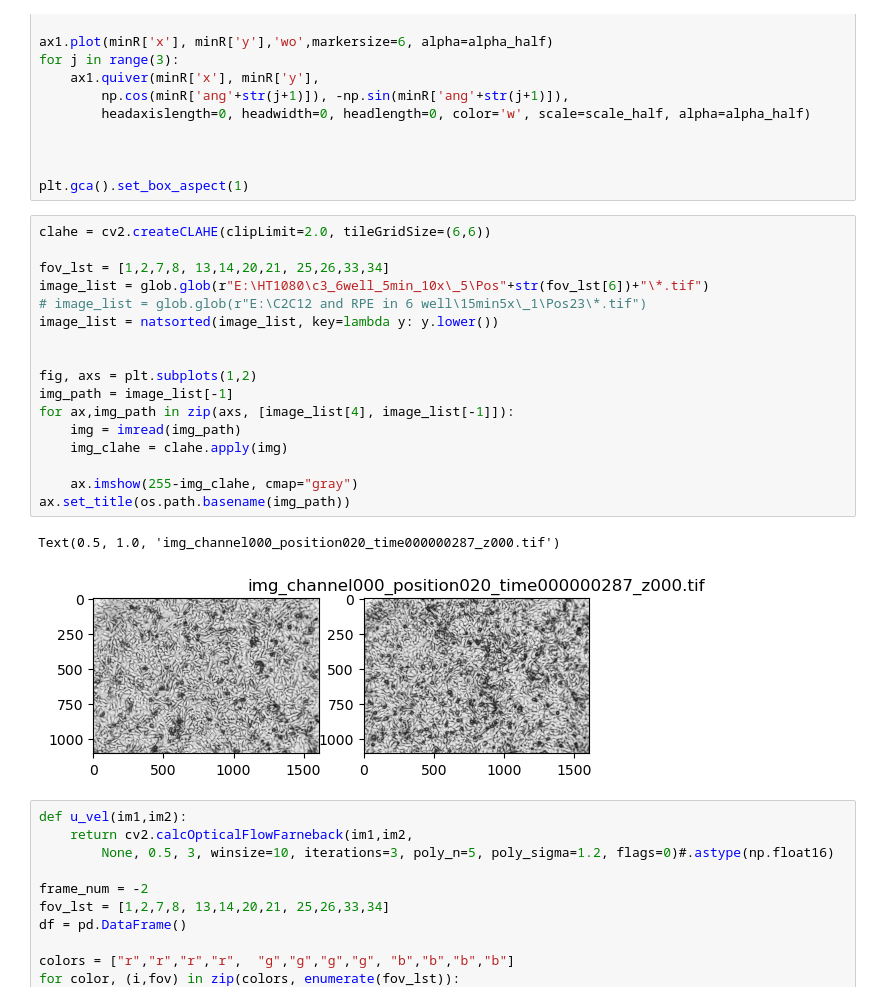
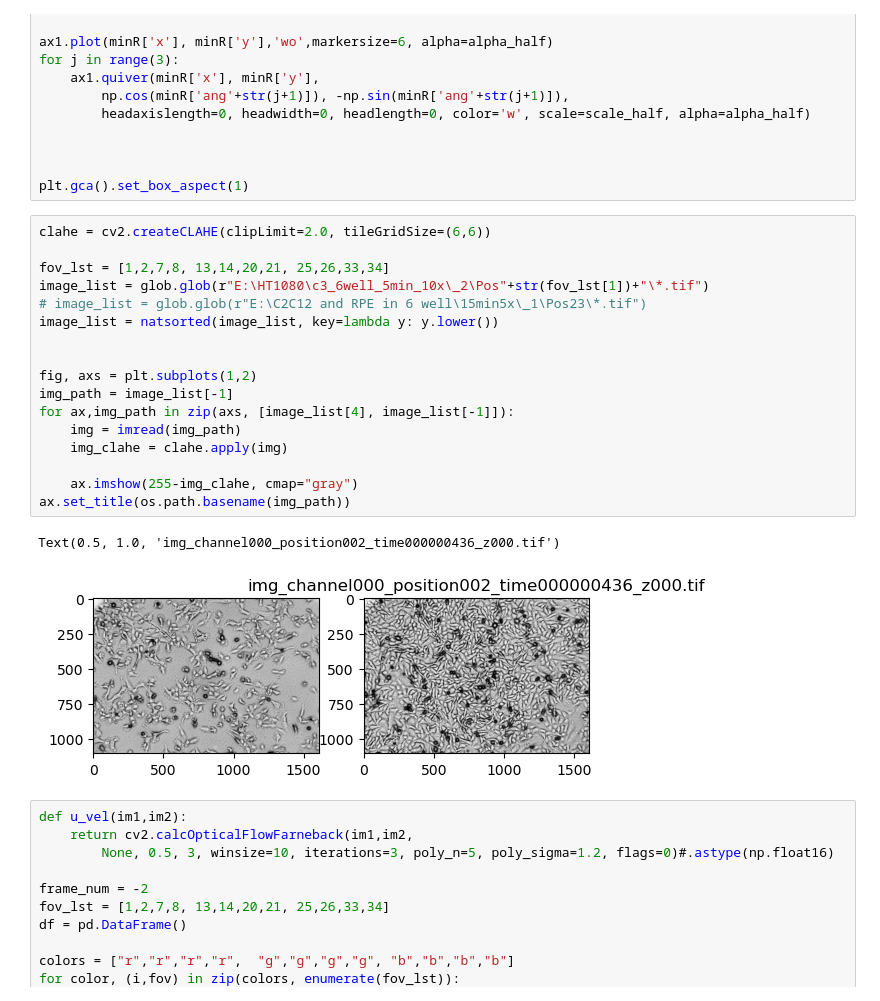
Before and after one commit to viciya/nematics, a Jupyter notebook: nematics/journals/flow_on_defects.ipynb, the cells around one changed output. Drawn from its saved outputs; the diff is of its cells as text.

```diff
--- a/nematics/journals/flow_on_defects.ipynb
+++ b/nematics/journals/flow_on_defects.ipynb
@@ -185,23 +185,23 @@ plt.gca().set_box_aspect(1)
 # %%
 clahe = cv2.createCLAHE(clipLimit=2.0, tileGridSize=(6,6))
 
 fov_lst = [1,2,7,8, 13,14,20,21, 25,26,33,34]
-image_list = glob.glob(r"E:\HT1080\c3_6well_5min_10x\_5\Pos"+str(fov_lst[6])+"\*.tif")
+image_list = glob.glob(r"E:\HT1080\c3_6well_5min_10x\_2\Pos"+str(fov_lst[1])+"\*.tif")
 # image_list = glob.glob(r"E:\C2C12 and RPE in 6 well\15min5x\_1\Pos23\*.tif")
 image_list = natsorted(image_list, key=lambda y: y.lower())
 
 
 fig, axs = plt.subplots(1,2)
 img_path = image_list[-1]
 for ax,img_path in zip(axs, [image_list[4], image_list[-1]]):
     img = imread(img_path)
     img_clahe = clahe.apply(img)
 
     ax.imshow(255-img_clahe, cmap="gray")
 ax.set_title(os.path.basename(img_path))
 # %% [output]
-Text(0.5, 1.0, 'img_channel000_position020_time000000287_z000.tif')
+Text(0.5, 1.0, 'img_channel000_position002_time000000436_z000.tif')
-[figure, old version]
+[figure, new version]
 # %%
 def u_vel(im1,im2):
     return cv2.calcOpticalFlowFarneback(im1,im2,
```
Also changed, not shown: parts of 5 cells of this notebook.
